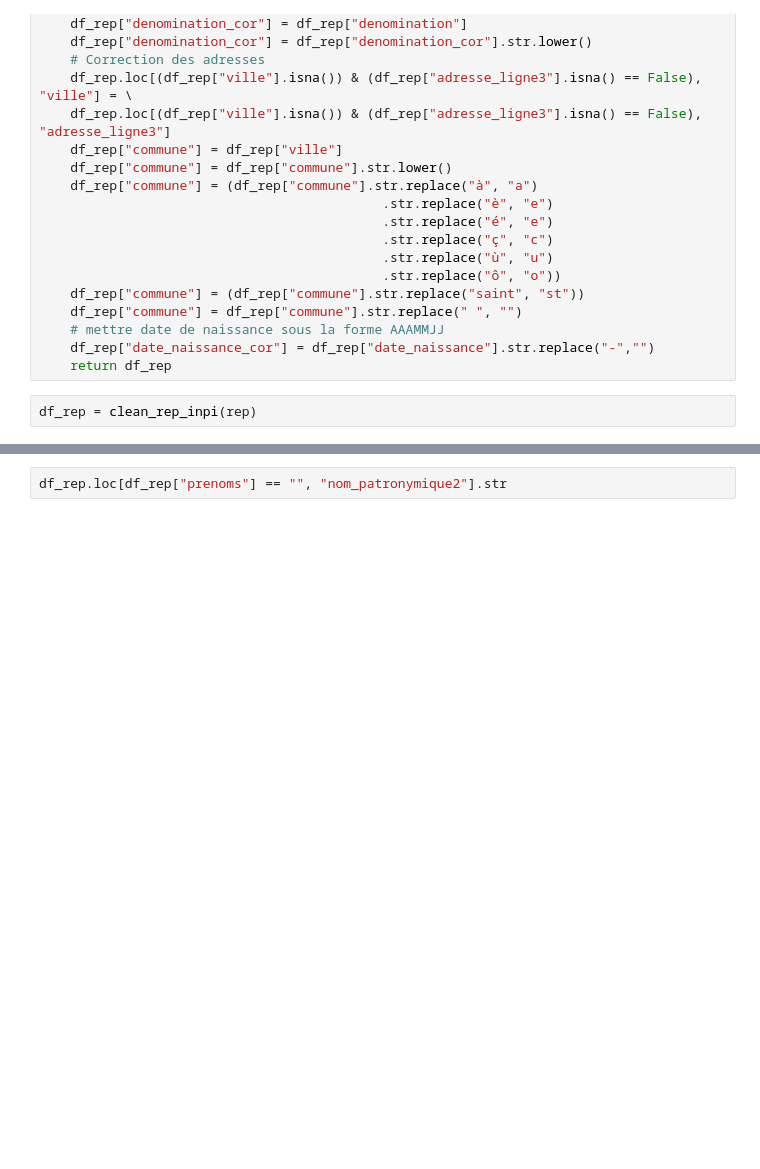
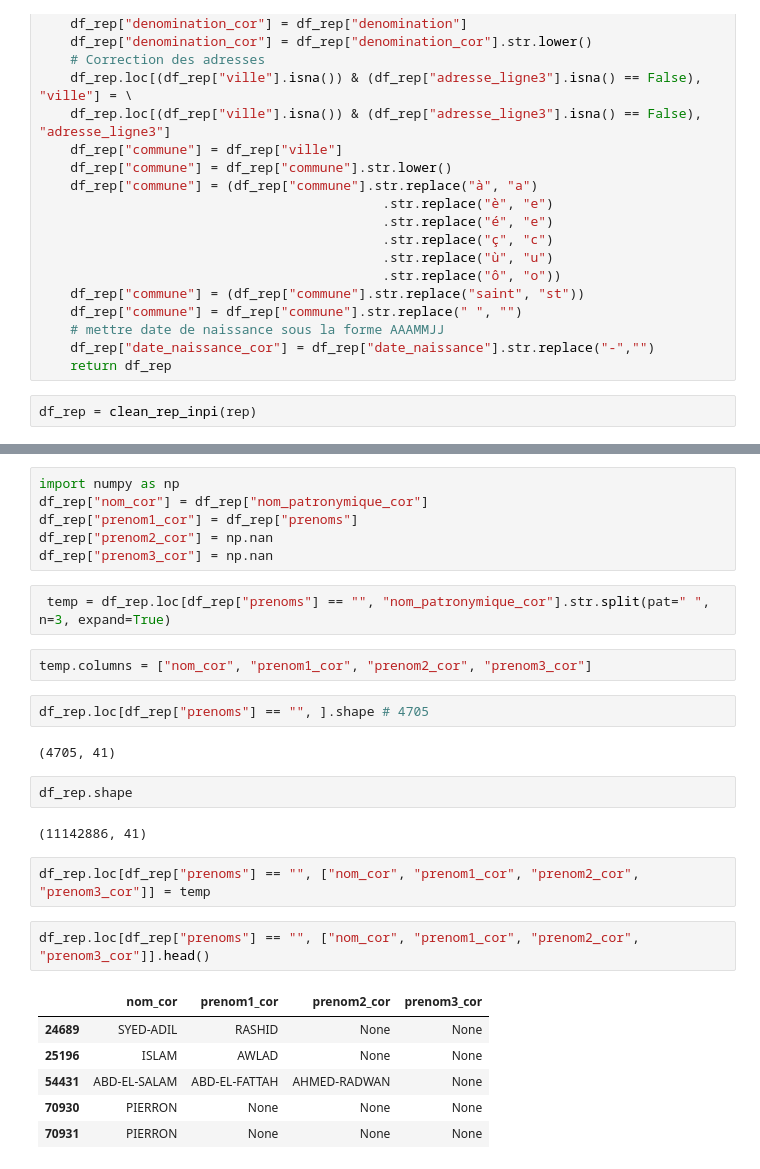
Before and after one commit to raphaeleadjerad/data_inpi, a Jupyter notebook: notebooks/02_clean_raw_inpi.ipynb, the cells around one changed output, grey strips where cells are left out. Saved outputs shown, nothing was run; the diff lists cells and outputs as text; blank space fills up the shorter version.

```diff
--- a/notebooks/02_clean_raw_inpi.ipynb
+++ b/notebooks/02_clean_raw_inpi.ipynb
@@ -135,5 +135,32 @@ df_rep.loc[df_rep["prenoms"] == "", ["nom_patronymique2", "prenoms"]]
 | 11018162 | CHEUNG YUI CHI |  |
 | 11141712 | Musanda Ngumba Mazemba |  |
 4705 rows × 2 columns
+# %%
+import numpy as np
+df_rep["nom_cor"] = df_rep["nom_patronymique_cor"]
+df_rep["prenom1_cor"] = df_rep["prenoms"]
+df_rep["prenom2_cor"] = np.nan
+df_rep["prenom3_cor"] = np.nan
+# %%
+ temp = df_rep.loc[df_rep["prenoms"] == "", "nom_patronymique_cor"].str.split(pat=" ", n=3, expand=True)
+# %%
+temp.columns = ["nom_cor", "prenom1_cor", "prenom2_cor", "prenom3_cor"]
 # %%
-df_rep.loc[df_rep["prenoms"] == "", "nom_patronymique2"].str
+df_rep.loc[df_rep["prenoms"] == "", ].shape # 4705
+# %% [output]
+(4705, 41)
+# %%
+df_rep.shape
+# %% [output]
+(11142886, 41)
+# %%
+df_rep.loc[df_rep["prenoms"] == "", ["nom_cor", "prenom1_cor", "prenom2_cor", "prenom3_cor"]] = temp
+# %%
+df_rep.loc[df_rep["prenoms"] == "", ["nom_cor", "prenom1_cor", "prenom2_cor", "prenom3_cor"]].head()
+# %% [output]
+|  | nom_cor | prenom1_cor | prenom2_cor | prenom3_cor |
+| 24689 | SYED-ADIL | RASHID | None | None |
+| 25196 | ISLAM | AWLAD | None | None |
+| 54431 | ABD-EL-SALAM | ABD-EL-FATTAH | AHMED-RADWAN | None |
+| 70930 | PIERRON | None | None | None |
+| 70931 | PIERRON | None | None | None |
```
Also changed, not shown: parts of 22 cells of this notebook.
